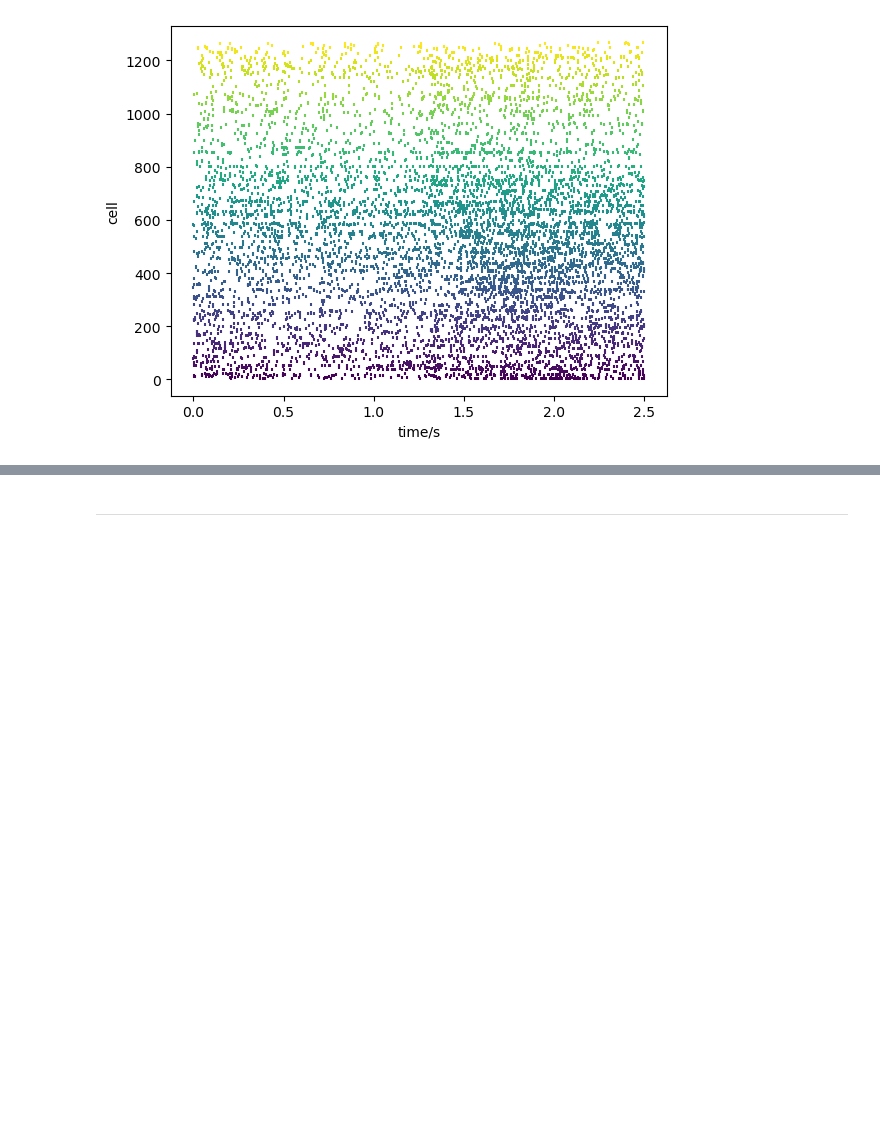
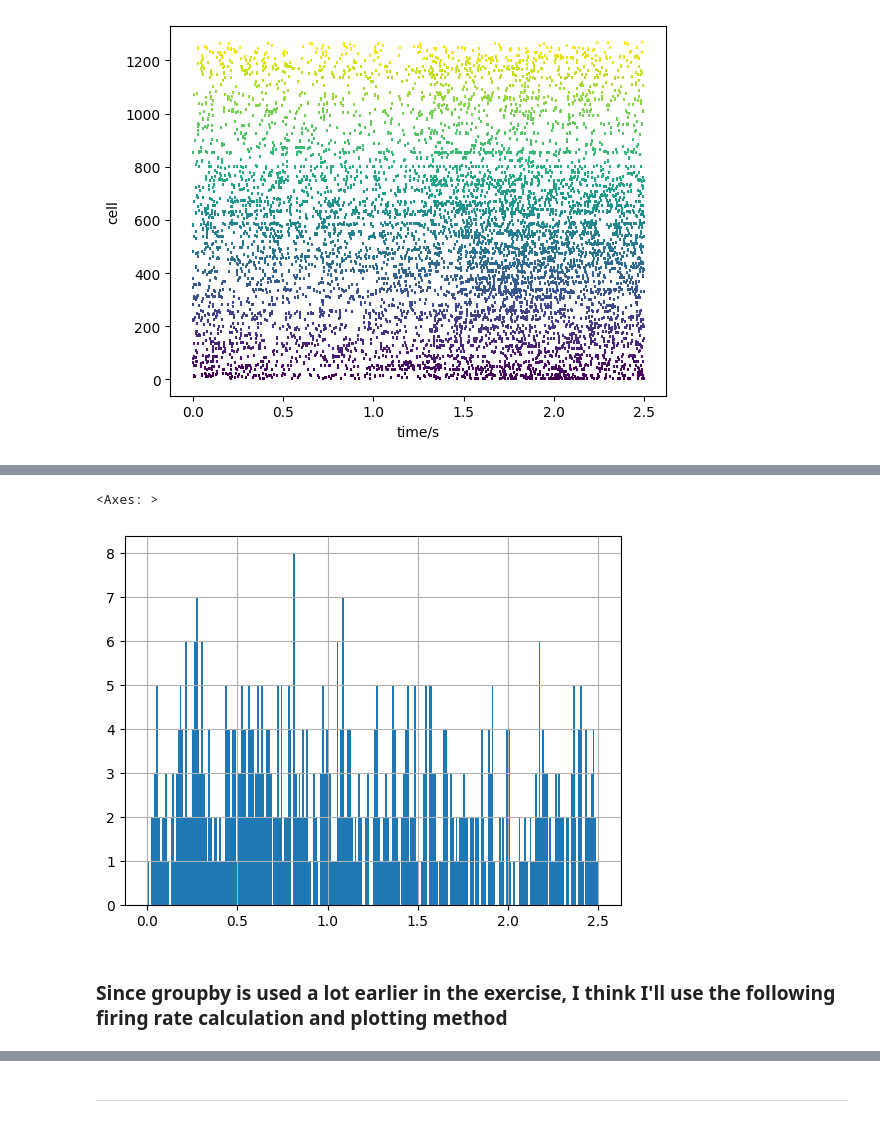
Before and after one commit to atleer/iBOTS-Intro-To-Python-For-Neuroscientists, a Jupyter notebook: day4/12 Spike Time Analysis With Pandas And Matplotlib (solution).ipynb, the cells around one changed output, grey strips where cells are left out. Drawn from its saved outputs; the diff is of its cells as text; code cells hidden in the pictures; blank space fills up the shorter version.

```diff
--- a/day4/12 Spike Time Analysis With Pandas And Matplotlib (solution).ipynb
+++ b/day4/12 Spike Time Analysis With Pandas And Matplotlib (solution).ipynb
@@ -300,0 +461,12 @@ Text(0, 0.5, 'cell')
+# %%
+dd = df[df['spike_cell'] == 48]
+import numpy as np
+bin_size = 0.01 # seconds
+bins = np.arange(0, dd['spike_time'].max()+bin_size, bin_size)
+
+hist = dd['spike_time'].hist(bins=bins)
+# %% [output]
+<Axes: >
+[figure, added]
+# %% [markdown]
+### Since groupby is used a lot earlier in the exercise, I think I'll use the following firing rate calculation and plotting method
```
Also changed, not shown: parts of 37 cells of this notebook.
